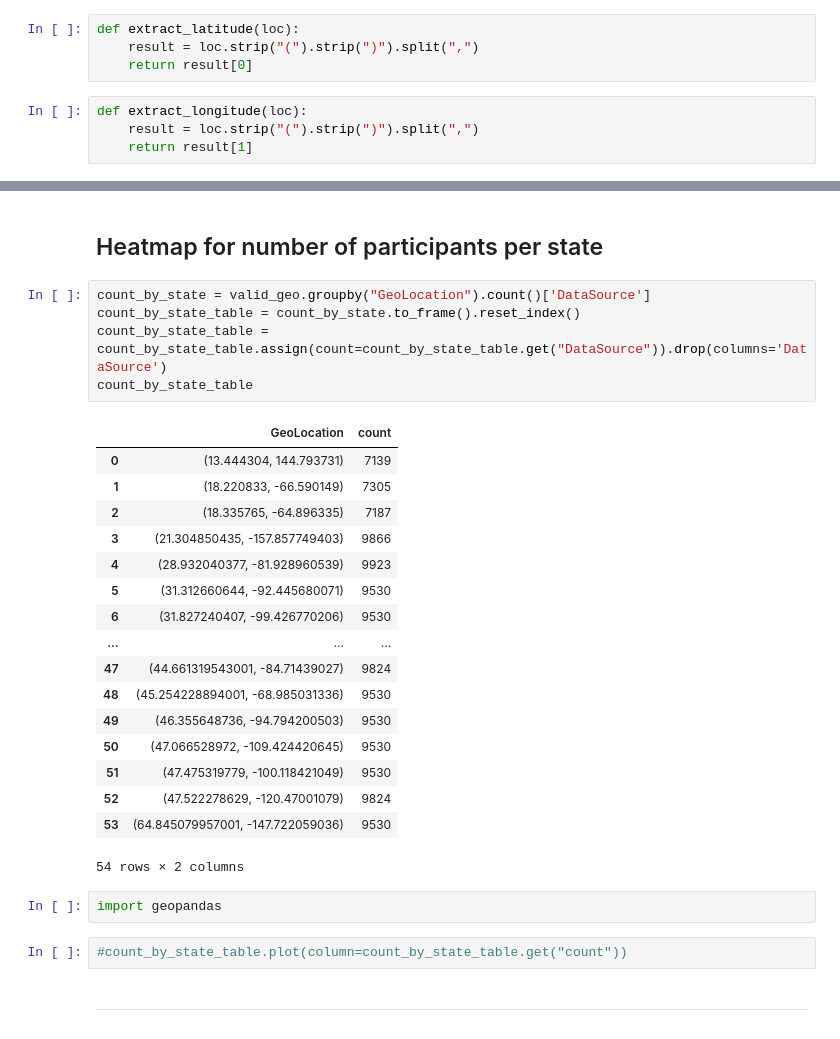
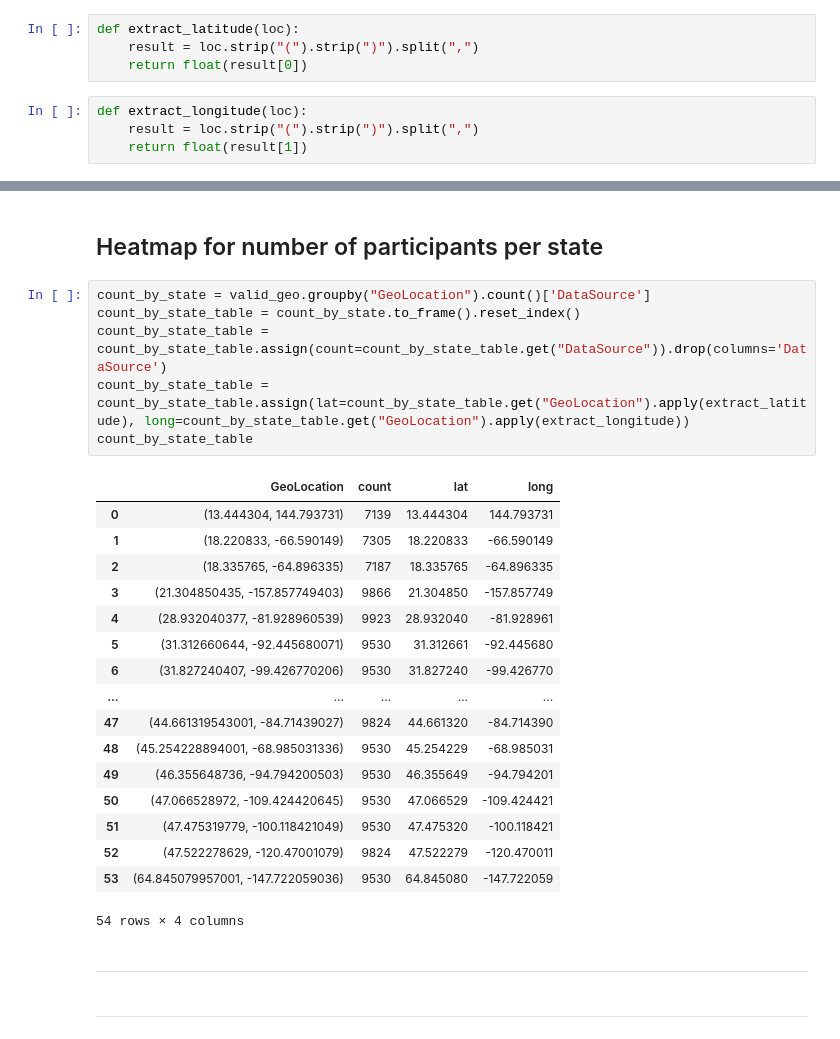
Before and after one commit to djleung/DataHacks_2020_public, a Jupyter notebook: Initial_Data_Exploration.ipynb, the cells around one changed output, grey strips where cells are left out. Cells and saved outputs as stored; diff of their text form.

```diff
--- a/Initial_Data_Exploration.ipynb
+++ b/Initial_Data_Exploration.ipynb
@@ -418,11 +419,11 @@ Chronic_Diseases.get("GeoLocation").isna().sum()
 # %%
 def extract_latitude(loc):
     result = loc.strip("(").strip(")").split(",")
-    return result[0]
+    return float(result[0])
 # %%
 def extract_longitude(loc):
     result = loc.strip("(").strip(")").split(",")
-    return result[1]
+    return float(result[1])
 # %%
 valid_geo = Chronic_Diseases[Chronic_Diseases.get("GeoLocation").notna()]
 valid_geo
@@ -493,30 +494,29 @@ m
 # %%
 count_by_state = valid_geo.groupby("GeoLocation").count()['DataSource']
 count_by_state_table = count_by_state.to_frame().reset_index()
 count_by_state_table = count_by_state_table.assign(count=count_by_state_table.get("DataSource")).drop(columns='DataSource')
+count_by_state_table = count_by_state_table.assign(lat=count_by_state_table.get("GeoLocation").apply(extract_latitude), long=count_by_state_table.get("GeoLocation").apply(extract_longitude))
 count_by_state_table
 # %% [output]
-|  | GeoLocation | count |
-| 0 | (13.444304, 144.793731) | 7139 |
-| 1 | (18.220833, -66.590149) | 7305 |
-| 2 | (18.335765, -64.896335) | 7187 |
-| 3 | (21.304850435, -157.857749403) | 9866 |
-| 4 | (28.932040377, -81.928960539) | 9923 |
-| 5 | (31.312660644, -92.445680071) | 9530 |
-| 6 | (31.827240407, -99.426770206) | 9530 |
-| ... | ... | ... |
-| 47 | (44.661319543001, -84.71439027) | 9824 |
-| 48 | (45.254228894001, -68.985031336) | 9530 |
-| 49 | (46.355648736, -94.794200503) | 9530 |
-| 50 | (47.066528972, -109.424420645) | 9530 |
-| 51 | (47.475319779, -100.118421049) | 9530 |
-| 52 | (47.522278629, -120.47001079) | 9824 |
-| 53 | (64.845079957001, -147.722059036) | 9530 |
+|  | GeoLocation | count | lat | long |
+| 0 | (13.444304, 144.793731) | 7139 | 13.444304 | 144.793731 |
+| 1 | (18.220833, -66.590149) | 7305 | 18.220833 | -66.590149 |
+| 2 | (18.335765, -64.896335) | 7187 | 18.335765 | -64.896335 |
+| 3 | (21.304850435, -157.857749403) | 9866 | 21.304850 | -157.857749 |
+| 4 | (28.932040377, -81.928960539) | 9923 | 28.932040 | -81.928961 |
+| 5 | (31.312660644, -92.445680071) | 9530 | 31.312661 | -92.445680 |
+| 6 | (31.827240407, -99.426770206) | 9530 | 31.827240 | -99.426770 |
+| ... | ... | ... | ... | ... |
+| 47 | (44.661319543001, -84.71439027) | 9824 | 44.661320 | -84.714390 |
+| 48 | (45.254228894001, -68.985031336) | 9530 | 45.254229 | -68.985031 |
+| 49 | (46.355648736, -94.794200503) | 9530 | 46.355649 | -94.794201 |
+| 50 | (47.066528972, -109.424420645) | 9530 | 47.066529 | -109.424421 |
+| 51 | (47.475319779, -100.118421049) | 9530 | 47.475320 | -100.118421 |
+| 52 | (47.522278629, -120.47001079) | 9824 | 47.522279 | -120.470011 |
+| 53 | (64.845079957001, -147.722059036) | 9530 | 64.845080 | -147.722059 |
-54 rows × 2 columns
+54 rows × 4 columns
-# %%
-import geopandas
-# %%
-#count_by_state_table.plot(column=count_by_state_table.get("count"))
+# %% [markdown]
+---
 # %% [markdown]
 ---
 # %% [markdown]
```
Also changed, not shown: parts of 12 cells of this notebook.
